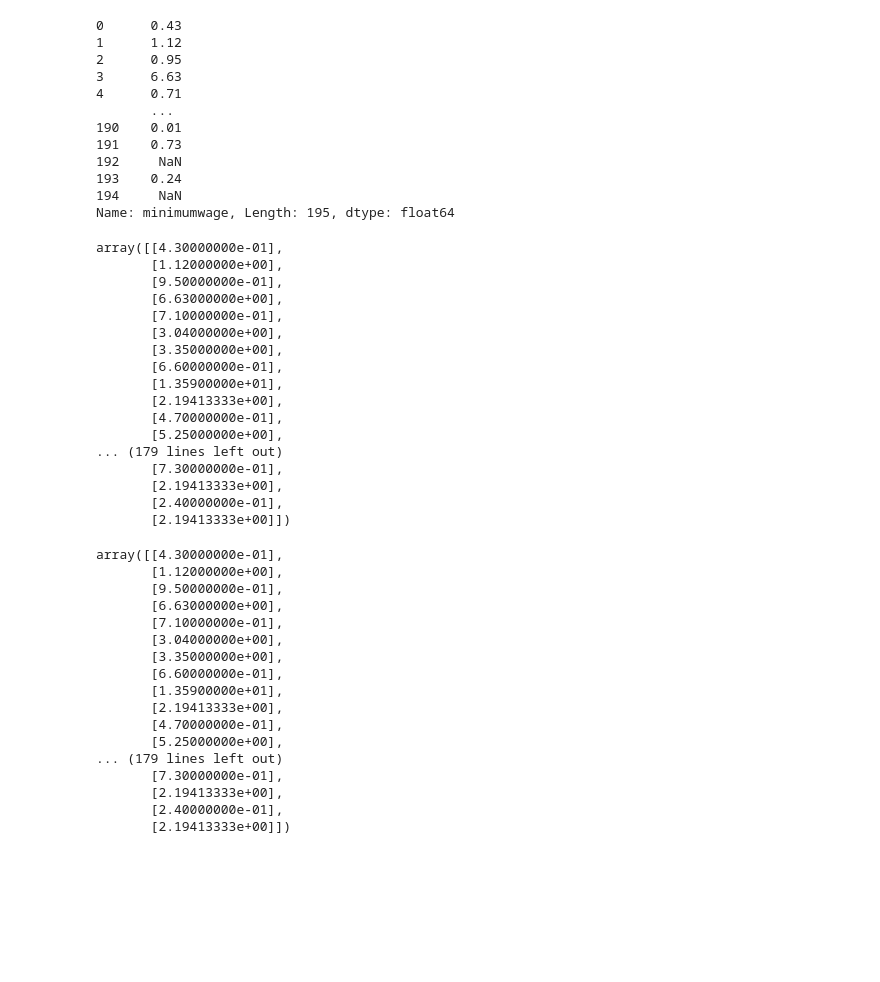
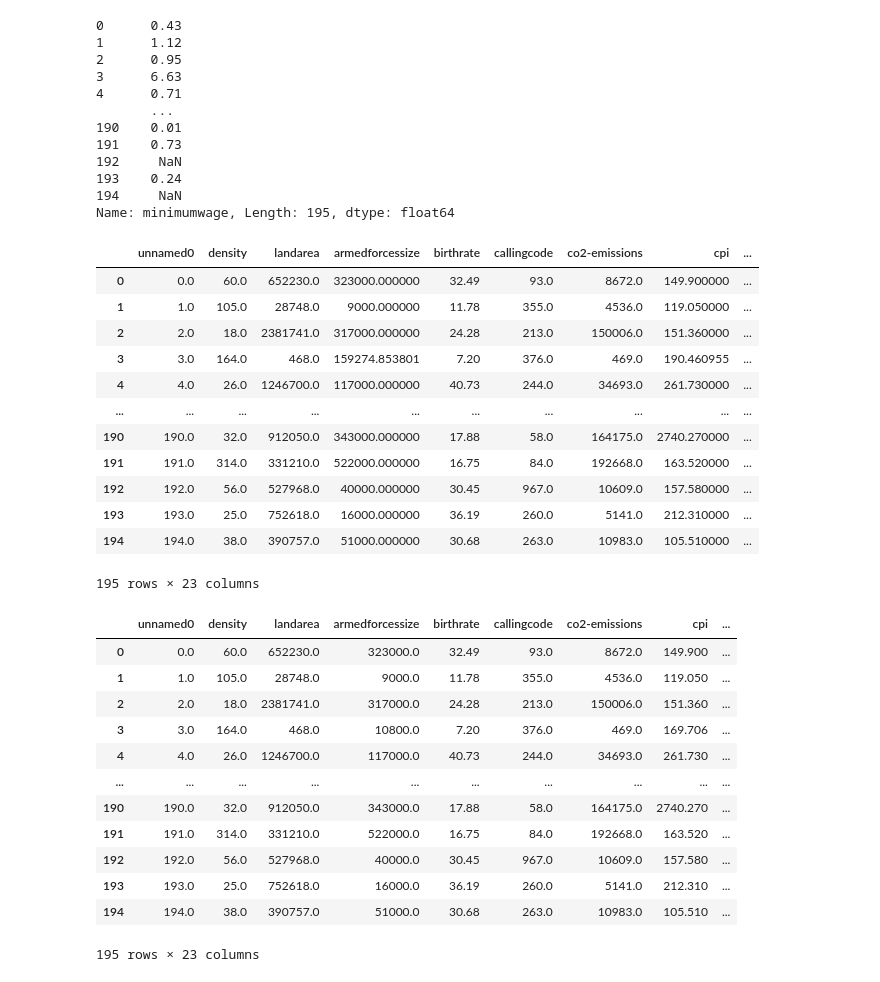
Before and after one commit to BSReguera/Pair-Programming-Modulo-3-Sprint1, a Jupyter notebook: pairprogramming-modulo3-leccion06.ipynb, the cells around one changed output. Saved outputs shown, nothing was run; the diff lists cells and outputs as text; code cells hidden in the pictures; blank space fills up the shorter version.

```diff
--- a/pairprogramming-modulo3-leccion06.ipynb
+++ b/pairprogramming-modulo3-leccion06.ipynb
@@ -350,49 +350,43 @@ Name: minimumwage, Length: 195, dtype: float64
 # %%
 # SimpleImputer
 imputer = SimpleImputer(strategy = "mean")
-SimpleMean = imputer.fit_transform(df[["minimumwage"]])
-SimpleMean
+SimpleMean = imputer.fit_transform(df[columnas_numericas])
+SimpleMean_df = pd.DataFrame(SimpleMean, columns=df[columnas_numericas].columns)
+SimpleMean_df
 # %% [output]
+|  | unnamed0 | density | landarea | armedforcessize | birthrate | callingcode | co2-emissions | cpi | ... |
+| 0 | 0.0 | 60.0 | 652230.0 | 323000.000000 | 32.49 | 93.0 | 8672.0 | 149.900000 | ... |
+| 1 | 1.0 | 105.0 | 28748.0 | 9000.000000 | 11.78 | 355.0 | 4536.0 | 119.050000 | ... |
+| 2 | 2.0 | 18.0 | 2381741.0 | 317000.000000 | 24.28 | 213.0 | 150006.0 | 151.360000 | ... |
+| 3 | 3.0 | 164.0 | 468.0 | 159274.853801 | 7.20 | 376.0 | 469.0 | 190.460955 | ... |
+| 4 | 4.0 | 26.0 | 1246700.0 | 117000.000000 | 40.73 | 244.0 | 34693.0 | 261.730000 | ... |
+| ... | ... | ... | ... | ... | ... | ... | ... | ... | ... |
+| 190 | 190.0 | 32.0 | 912050.0 | 343000.000000 | 17.88 | 58.0 | 164175.0 | 2740.270000 | ... |
+| 191 | 191.0 | 314.0 | 331210.0 | 522000.000000 | 16.75 | 84.0 | 192668.0 | 163.520000 | ... |
+| 192 | 192.0 | 56.0 | 527968.0 | 40000.000000 | 30.45 | 967.0 | 10609.0 | 157.580000 | ... |
+| 193 | 193.0 | 25.0 | 752618.0 | 16000.000000 | 36.19 | 260.0 | 5141.0 | 212.310000 | ... |
+| 194 | 194.0 | 38.0 | 390757.0 | 51000.000000 | 30.68 | 263.0 | 10983.0 | 105.510000 | ... |
-array([[4.30000000e-01],
-       [1.12000000e+00],
-       [9.50000000e-01],
-       [6.63000000e+00],
-       [7.10000000e-01],
-       [3.04000000e+00],
-       [3.35000000e+00],
-       [6.60000000e-01],
-       [1.35900000e+01],
-       [2.19413333e+00],
-       [4.70000000e-01],
-       [5.25000000e+00],
-... (179 lines left out)
-       [7.30000000e-01],
-       [2.19413333e+00],
-       [2.40000000e-01],
-       [2.19413333e+00]])
+195 rows × 23 columns
 # %%
 # KNNImputer
 imputer2 = KNNImputer(n_neighbors = 5)
-x_imputedKNN = imputer2.fit_transform(df[["minimumwage"]])
-x_imputedKNN
+x_imputedKNN = imputer2.fit_transform(df[columnas_numericas])
+x_imputedKNN_df = pd.DataFrame(x_imputedKNN, columns=df[columnas_numericas].columns)
+x_imputedKNN_df
 # %% [output]
+|  | unnamed0 | density | landarea | armedforcessize | birthrate | callingcode | co2-emissions | cpi | ... |
+| 0 | 0.0 | 60.0 | 652230.0 | 323000.0 | 32.49 | 93.0 | 8672.0 | 149.900 | ... |
+| 1 | 1.0 | 105.0 | 28748.0 | 9000.0 | 11.78 | 355.0 | 4536.0 | 119.050 | ... |
+| 2 | 2.0 | 18.0 | 2381741.0 | 317000.0 | 24.28 | 213.0 | 150006.0 | 151.360 | ... |
+| 3 | 3.0 | 164.0 | 468.0 | 10800.0 | 7.20 | 376.0 | 469.0 | 169.706 | ... |
+| 4 | 4.0 | 26.0 | 1246700.0 | 117000.0 | 40.73 | 244.0 | 34693.0 | 261.730 | ... |
+| ... | ... | ... | ... | ... | ... | ... | ... | ... | ... |
+| 190 | 190.0 | 32.0 | 912050.0 | 343000.0 | 17.88 | 58.0 | 164175.0 | 2740.270 | ... |
+| 191 | 191.0 | 314.0 | 331210.0 | 522000.0 | 16.75 | 84.0 | 192668.0 | 163.520 | ... |
+| 192 | 192.0 | 56.0 | 527968.0 | 40000.0 | 30.45 | 967.0 | 10609.0 | 157.580 | ... |
+| 193 | 193.0 | 25.0 | 752618.0 | 16000.0 | 36.19 | 260.0 | 5141.0 | 212.310 | ... |
+| 194 | 194.0 | 38.0 | 390757.0 | 51000.0 | 30.68 | 263.0 | 10983.0 | 105.510 | ... |
-array([[4.30000000e-01],
-       [1.12000000e+00],
-       [9.50000000e-01],
-       [6.63000000e+00],
-       [7.10000000e-01],
-       [3.04000000e+00],
-       [3.35000000e+00],
-       [6.60000000e-01],
-       [1.35900000e+01],
-       [2.19413333e+00],
-       [4.70000000e-01],
-       [5.25000000e+00],
-... (179 lines left out)
-       [7.30000000e-01],
-       [2.19413333e+00],
-       [2.40000000e-01],
-       [2.19413333e+00]])
+195 rows × 23 columns
 # %%
 # Iterative Imputer
 imputer3 = IterativeImputer(max_iter = 20, random_state = 1)
```
Also changed, not shown: parts of 11 cells of this notebook.
